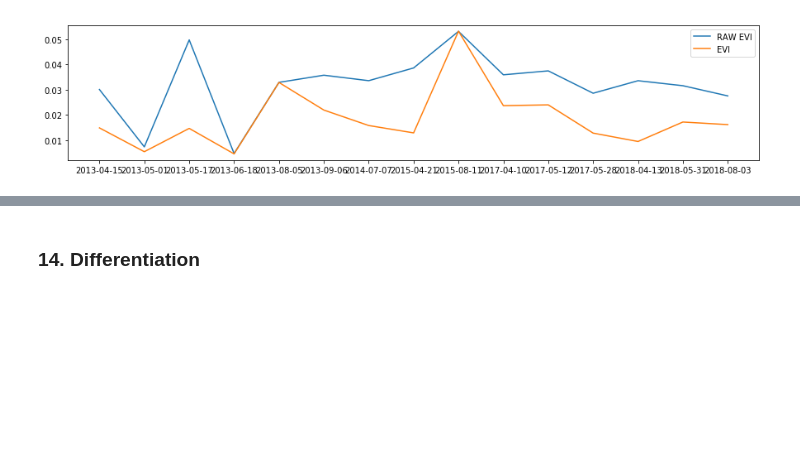
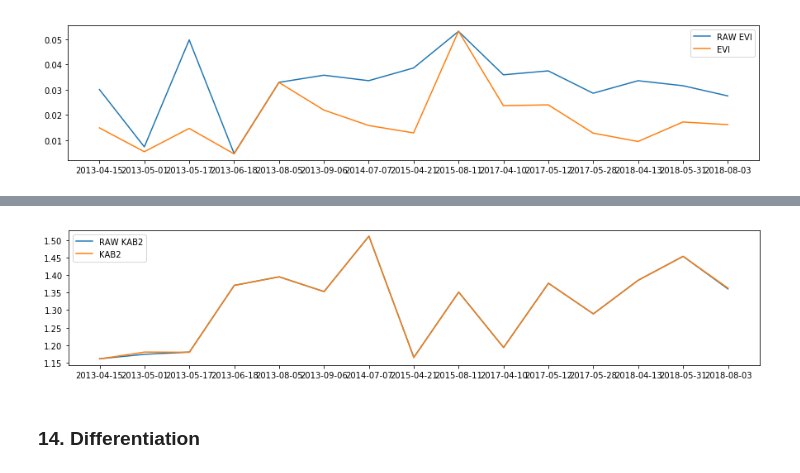
Before and after one commit to feleHaile/projections-clouds-and-Gdansk-Bay, a Jupyter notebook: algal_bloom_detection-chlorophyll_alpha.ipynb, the cells around one changed output, grey strips where cells are left out. Drawn from its saved outputs; the diff is of its cells as text; code cells hidden in the pictures; blank space fills up the shorter version.

```diff
--- a/algal_bloom_detection-chlorophyll_alpha.ipynb
+++ b/algal_bloom_detection-chlorophyll_alpha.ipynb
@@ -1151,3 +1176,13 @@ plt.show()
+# %%
+# Show KAB2 over time
+
+plt.figure(figsize=(15, 3))
+plt.plot(clean_df.index, clean_df['RAW KAB2'])
+plt.plot(clean_df.index, clean_df['KAB2'])
+plt.legend()
+plt.show()
+# %% [output]
+[figure, added]
 # %% [markdown]
 ### 14. Differentiation
 # %%
```
Also changed, not shown: parts of 8 cells of this notebook.
